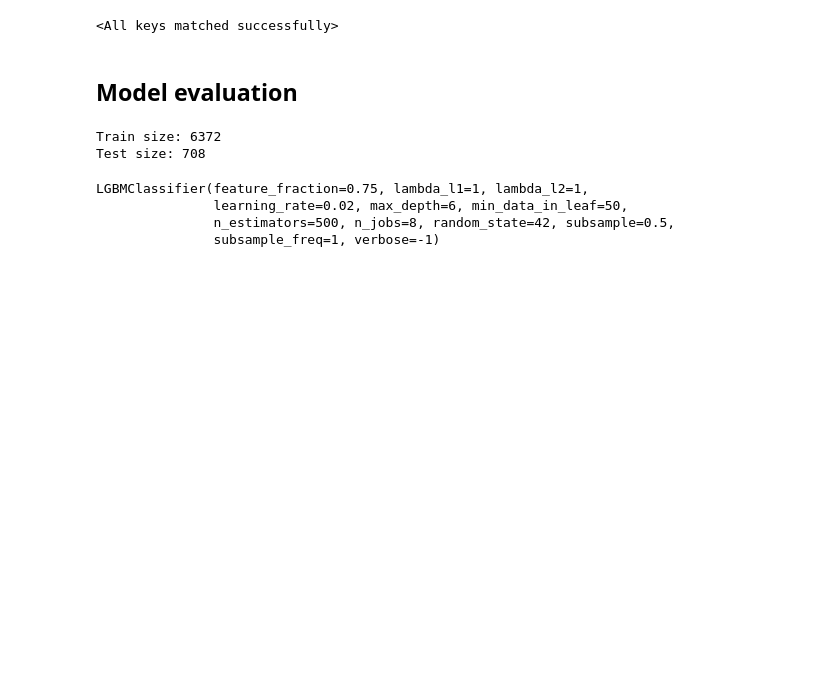
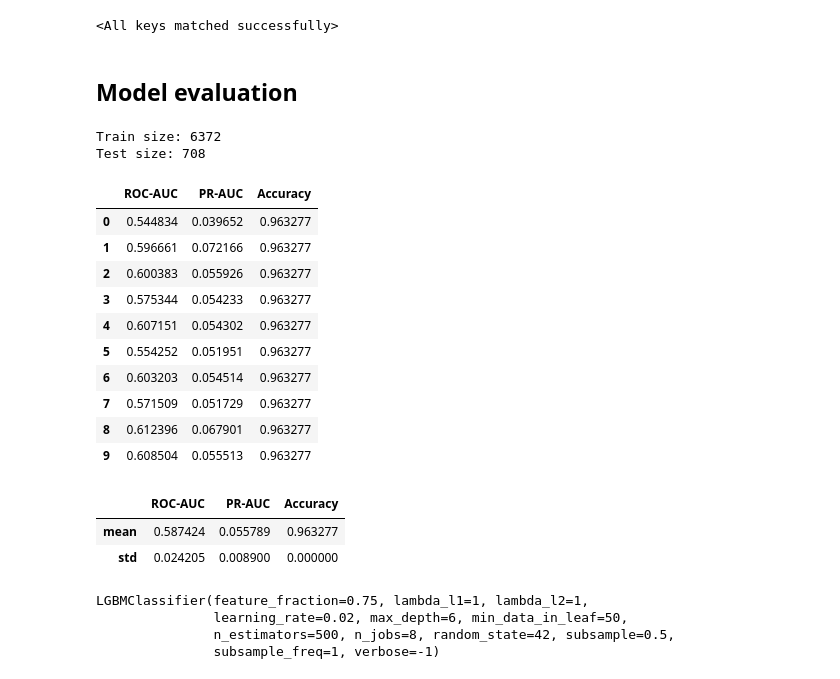
Before and after one commit to aayugay99/ts2vec_irregular_ts, a Jupyter notebook: notebook_default_ts2vec.ipynb, the cells around one changed output. Drawn from its saved outputs; the diff is of its cells as text; code cells hidden in the pictures; blank space fills up the shorter version.

```diff
--- a/notebook_default_ts2vec.ipynb
+++ b/notebook_default_ts2vec.ipynb
@@ -62,5 +76,5 @@ val, test, y_val, y_test = train_test_split(val_test, y_val_test, stratify=y_val
 # %%
-train_ds = TS2VecDataset(train, min_seq_len=15)
+train_ds = TS2VecDataset(train_os, min_seq_len=15)
 val_ds = TS2VecDataset(val, min_seq_len=15)
 test_ds = MemoryMapDataset(test, [SeqLenFilter(min_seq_len=15)])
 # %%
@@ -79,19 +93,19 @@ datamodule = PtlsDataModule(
 # %%
 trx_encoder = TrxEncoder(
     embeddings={
-        "mcc_code": {"in": 345, "out": 24}
+        "mcc_code": {"in": 345, "out": 16}
     },
     numeric_values={
-        "amount": "identity"
+        "amount": "identity",
     },
     use_batch_norm_with_lens=True,
     norm_embeddings=False,
-    embeddings_noise=0.0003
+    embeddings_noise=0.003
 )
 
 seq_encoder = ConvSeqEncoder(
     trx_encoder,
-    hidden_size=1024,
+    hidden_size=800,
     num_layers=10,
     dropout=0.1,
 )
@@ -105,16 +119,22 @@ model = TS2Vec(
     lr_scheduler_partial=lr_scheduler_partial
 )
 # %%
+early_stopping = EarlyStopping(
+    monitor="valid_loss",
+    mode="min",
+    patience=5
+)
+
 checkpoint = ModelCheckpoint(
     monitor="valid_loss",
     mode="min"
 )
 
 trainer = Trainer(
-    max_epochs=50,
-    devices=[1],
+    max_epochs=25,
+    devices=[0],
     accelerator="gpu",
-    callbacks=[checkpoint]
+    callbacks=[checkpoint, early_stopping]
 )
 
 trainer.fit(model, datamodule)
@@ -159,6 +179,28 @@ print("Test size:", len(y_test))
 # %% [output]
 Train size: 6372
 Test size: 708
+# %%
+res = bootstrap_eval(X_train, X_test, y_train, y_test)
+# %%
+res
+# %% [output]
+|  | ROC-AUC | PR-AUC | Accuracy |
+| 0 | 0.544834 | 0.039652 | 0.963277 |
+| 1 | 0.596661 | 0.072166 | 0.963277 |
+| 2 | 0.600383 | 0.055926 | 0.963277 |
+| 3 | 0.575344 | 0.054233 | 0.963277 |
+| 4 | 0.607151 | 0.054302 | 0.963277 |
+| 5 | 0.554252 | 0.051951 | 0.963277 |
+| 6 | 0.603203 | 0.054514 | 0.963277 |
+| 7 | 0.571509 | 0.051729 | 0.963277 |
+| 8 | 0.612396 | 0.067901 | 0.963277 |
+| 9 | 0.608504 | 0.055513 | 0.963277 |
+# %%
+res.agg(["mean", "std"])
+# %% [output]
+|  | ROC-AUC | PR-AUC | Accuracy |
+| mean | 0.587424 | 0.055789 | 0.963277 |
+| std | 0.024205 | 0.008900 | 0.000000 |
 # %%
 from sklearn.metrics import roc_auc_score, average_precision_score
 from lightgbm import LGBMClassifier
```
Also changed, not shown: parts of 5 cells of this notebook, 1 other file.
